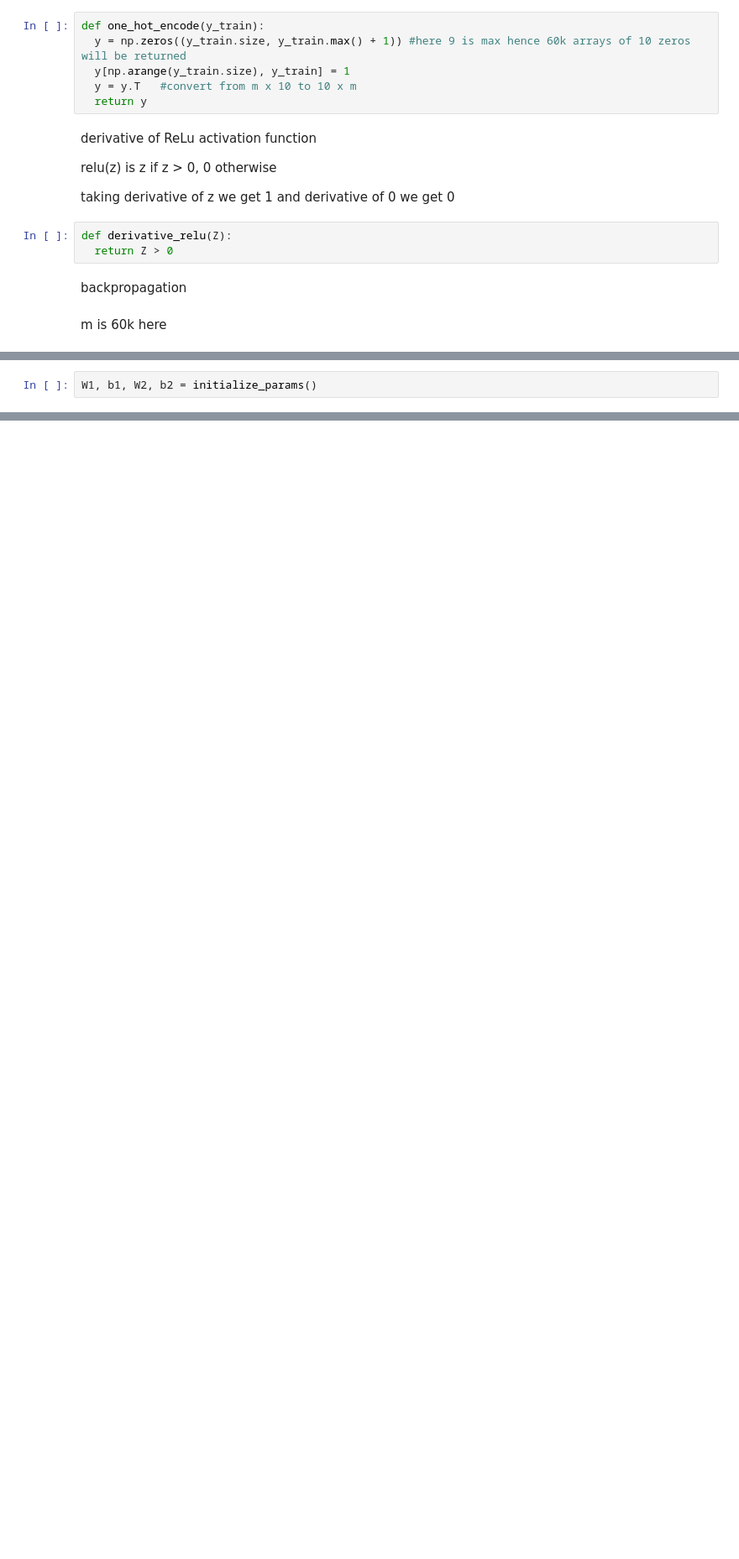
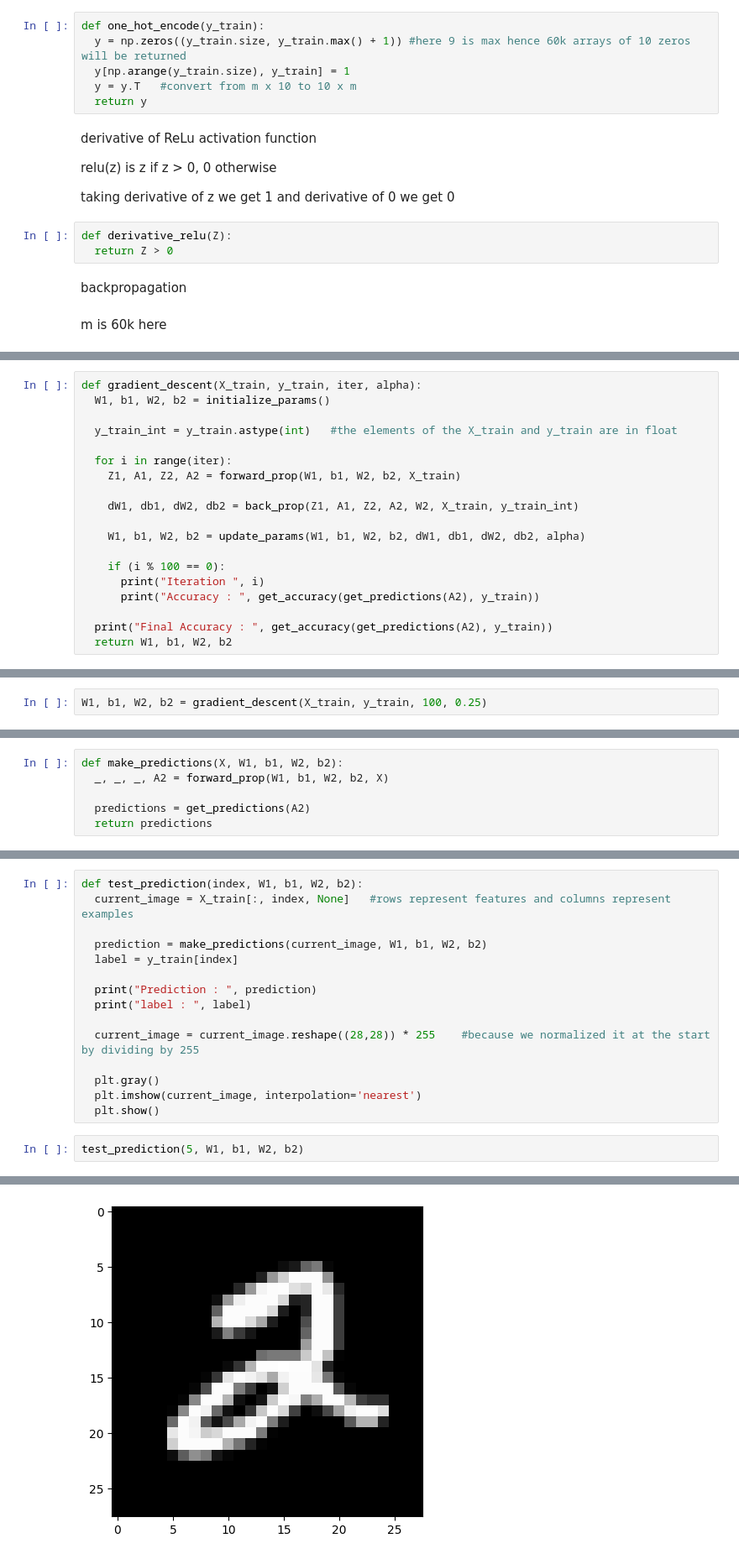
Before and after one commit to sumukhbhat12/Neural-Network-From-Scratch-MNIST-Dataset, a Jupyter notebook: Neural_Network_From_Scratch_for_MNIST_Dataset.ipynb, the cells around one changed output, grey strips where cells are left out. Shown: that part at 84% size. Cells and saved outputs as stored; diff of their text form; blank space fills up the shorter version.

```diff
--- a/Neural_Network_From_Scratch_for_MNIST_Dataset.ipynb
+++ b/Neural_Network_From_Scratch_for_MNIST_Dataset.ipynb
@@ -187,0 +222,19 @@ def back_prop(Z1, A1, Z2, A2, W2, X_train, y_train):
+# %%
+def gradient_descent(X_train, y_train, iter, alpha):
+  W1, b1, W2, b2 = initialize_params()
+
+  y_train_int = y_train.astype(int)   #the elements of the X_train and y_train are in float
+
+  for i in range(iter):
+    Z1, A1, Z2, A2 = forward_prop(W1, b1, W2, b2, X_train)
+
+    dW1, db1, dW2, db2 = back_prop(Z1, A1, Z2, A2, W2, X_train, y_train_int)
+
+    W1, b1, W2, b2 = update_params(W1, b1, W2, b2, dW1, db1, dW2, db2, alpha)
+
+    if (i % 100 == 0):
+      print("Iteration ", i)
+      print("Accuracy : ", get_accuracy(get_predictions(A2), y_train))
+
+  print("Final Accuracy : ", get_accuracy(get_predictions(A2), y_train))
+  return W1, b1, W2, b2
@@ -187,0 +243,2 @@ def back_prop(Z1, A1, Z2, A2, W2, X_train, y_train):
+# %%
+W1, b1, W2, b2 = gradient_descent(X_train, y_train, 100, 0.25)
@@ -187,0 +263,6 @@ def back_prop(Z1, A1, Z2, A2, W2, X_train, y_train):
+# %%
+def make_predictions(X, W1, b1, W2, b2):
+  _, _, _, A2 = forward_prop(W1, b1, W2, b2, X)
+
+  predictions = get_predictions(A2)
+  return predictions
@@ -188,2 +271,18 @@ def back_prop(Z1, A1, Z2, A2, W2, X_train, y_train):
+# %%
+def test_prediction(index, W1, b1, W2, b2):
+  current_image = X_train[:, index, None]   #rows represent features and columns represent examples
+
+  prediction = make_predictions(current_image, W1, b1, W2, b2)
+  label = y_train[index]
+
+  print("Prediction : ", prediction)
+  print("label : ", label)
+
+  current_image = current_image.reshape((28,28)) * 255    #because we normalized it at the start by dividing by 255
+
+  plt.gray()
+  plt.imshow(current_image, interpolation='nearest')
+  plt.show()
 # %%
-W1, b1, W2, b2 = initialize_params()
+test_prediction(5, W1, b1, W2, b2)
+# %% [output]
@@ -190 +291,2 @@ W1, b1, W2, b2 = initialize_params()
+[figure, added]
 # %%
```
Also changed, not shown: parts of 20 cells of this notebook.
